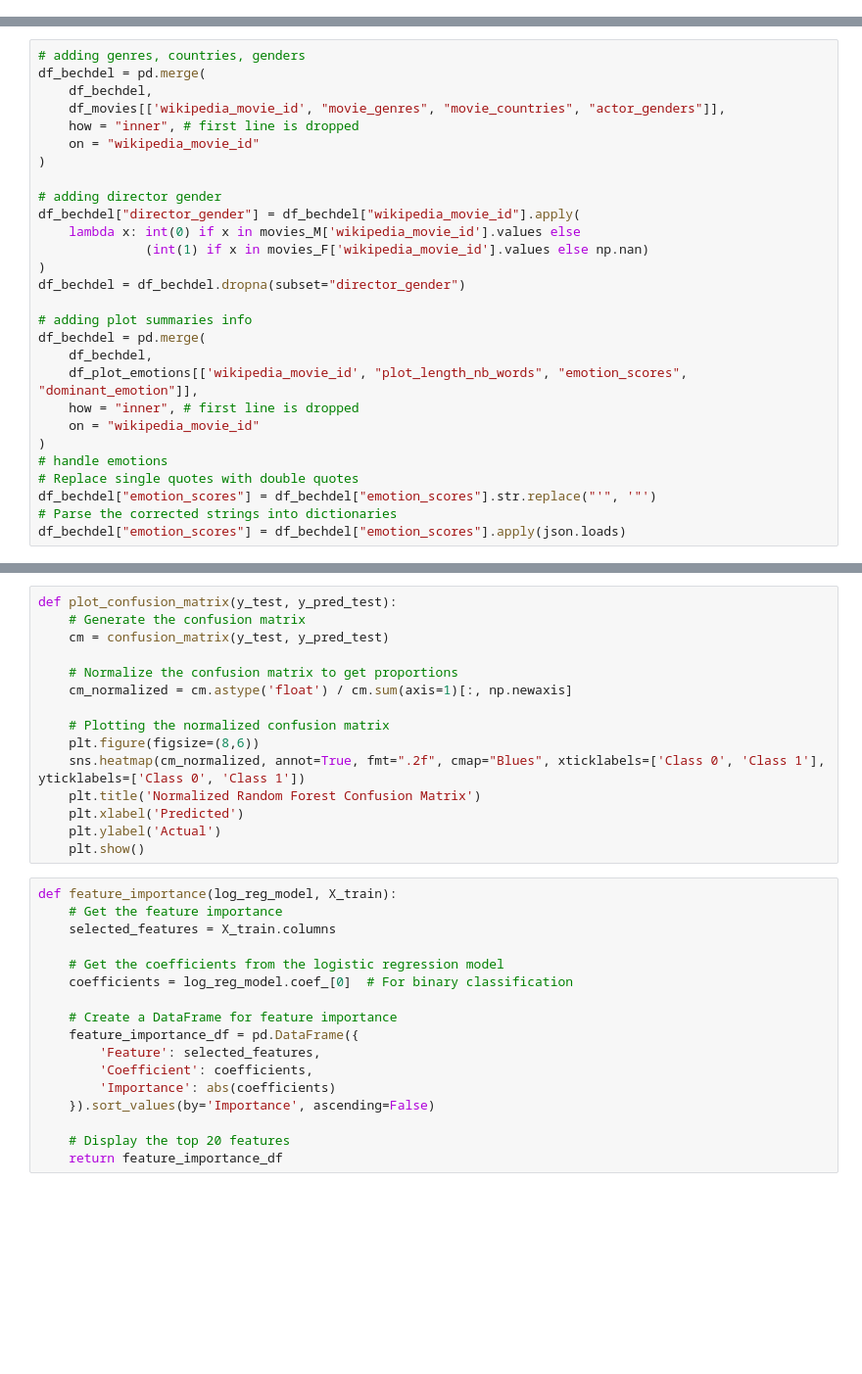
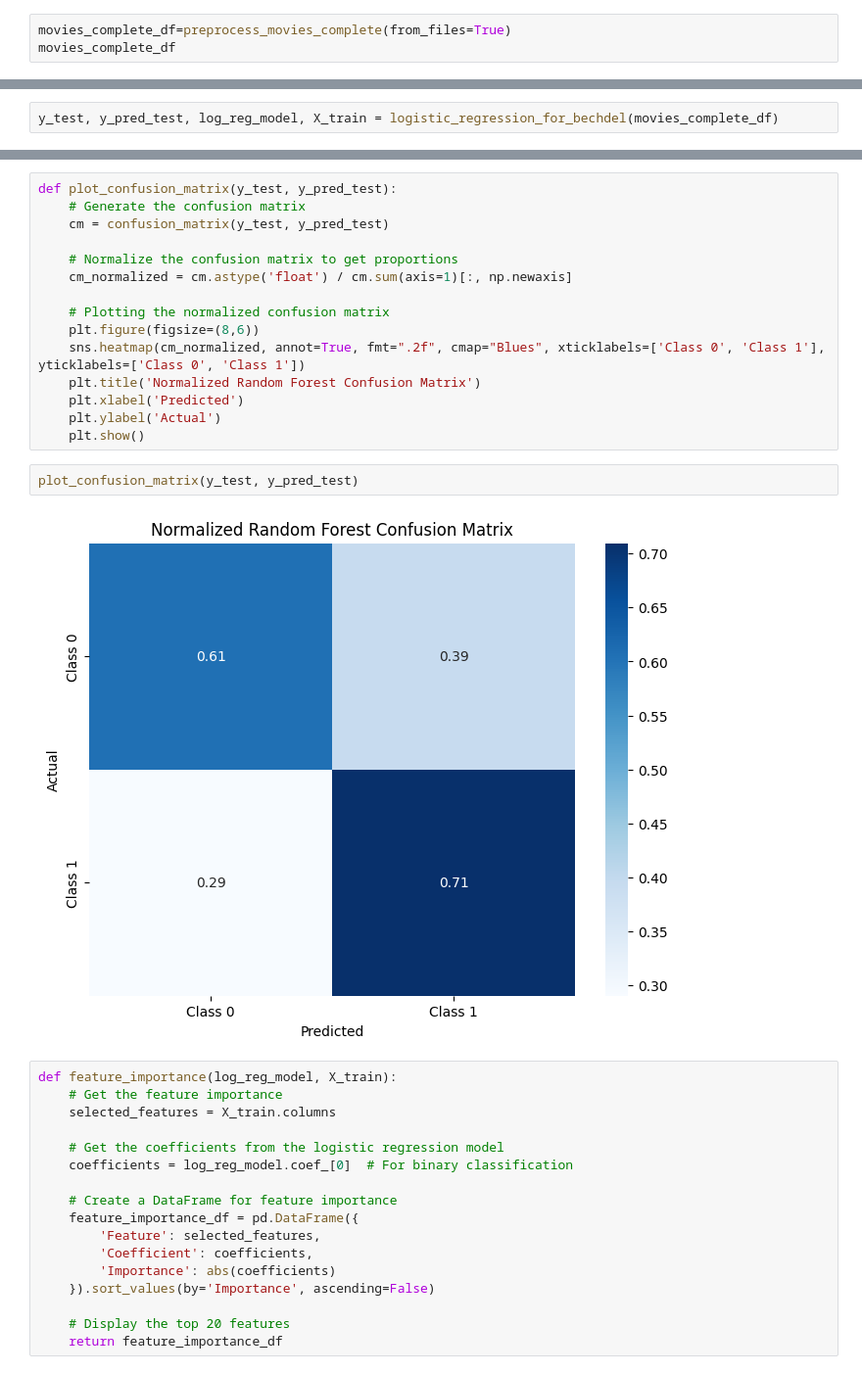
Before and after one commit to epfl-ada/ada-2024-project-adapocalypse, a Jupyter notebook: results_max.ipynb, the cells around one changed output, grey strips where cells are left out. Shown at 98% size. Saved outputs shown, nothing was run; the diff lists cells and outputs as text; blank space fills up the shorter version.

```diff
--- a/results_max.ipynb
+++ b/results_max.ipynb
@@ -40,0 +49,3 @@ PROCESSED_DATA_FOLDER_PATH = 'data/processed/'
+# %%
+movies_complete_df=preprocess_movies_complete(from_files=True)
+movies_complete_df
@@ -299,29 +346 @@ movies_F = df_movies_directors[df_movies_directors["Gender"].apply(lambda x: x==
-# %%
-# adding genres, countries, genders
-df_bechdel = pd.merge(
-    df_bechdel,
-    df_movies[['wikipedia_movie_id', "movie_genres", "movie_countries", "actor_genders"]],
-    how = "inner", # first line is dropped
-    on = "wikipedia_movie_id"
-)
-
-# adding director gender
-df_bechdel["director_gender"] = df_bechdel["wikipedia_movie_id"].apply(
-    lambda x: int(0) if x in movies_M['wikipedia_movie_id'].values else
-              (int(1) if x in movies_F['wikipedia_movie_id'].values else np.nan)
-)
-df_bechdel = df_bechdel.dropna(subset="director_gender")
-
-# adding plot summaries info
-df_bechdel = pd.merge(
-    df_bechdel,
-    df_plot_emotions[['wikipedia_movie_id', "plot_length_nb_words", "emotion_scores", "dominant_emotion"]],
-    how = "inner", # first line is dropped
-    on = "wikipedia_movie_id"
-)
-# handle emotions
-# Replace single quotes with double quotes
-df_bechdel["emotion_scores"] = df_bechdel["emotion_scores"].str.replace("'", '"')
-# Parse the corrected strings into dictionaries
-df_bechdel["emotion_scores"] = df_bechdel["emotion_scores"].apply(json.loads)
 # %% [markdown]
@@ -394,0 +423,2 @@ y_pred_train = log_reg_model.predict(X_train_standardized)
+# %%
+y_test, y_pred_test, log_reg_model, X_train = logistic_regression_for_bechdel(movies_complete_df)
@@ -407,6 +440,10 @@ def plot_confusion_matrix(y_test, y_pred_test):
     plt.xlabel('Predicted')
     plt.ylabel('Actual')
     plt.show()
+# %%
+plot_confusion_matrix(y_test, y_pred_test)
+# %% [output]
+[figure, added]
 # %%
 def feature_importance(log_reg_model, X_train):
     # Get the feature importance
```
Also changed, not shown: parts of 30 cells of this notebook.
